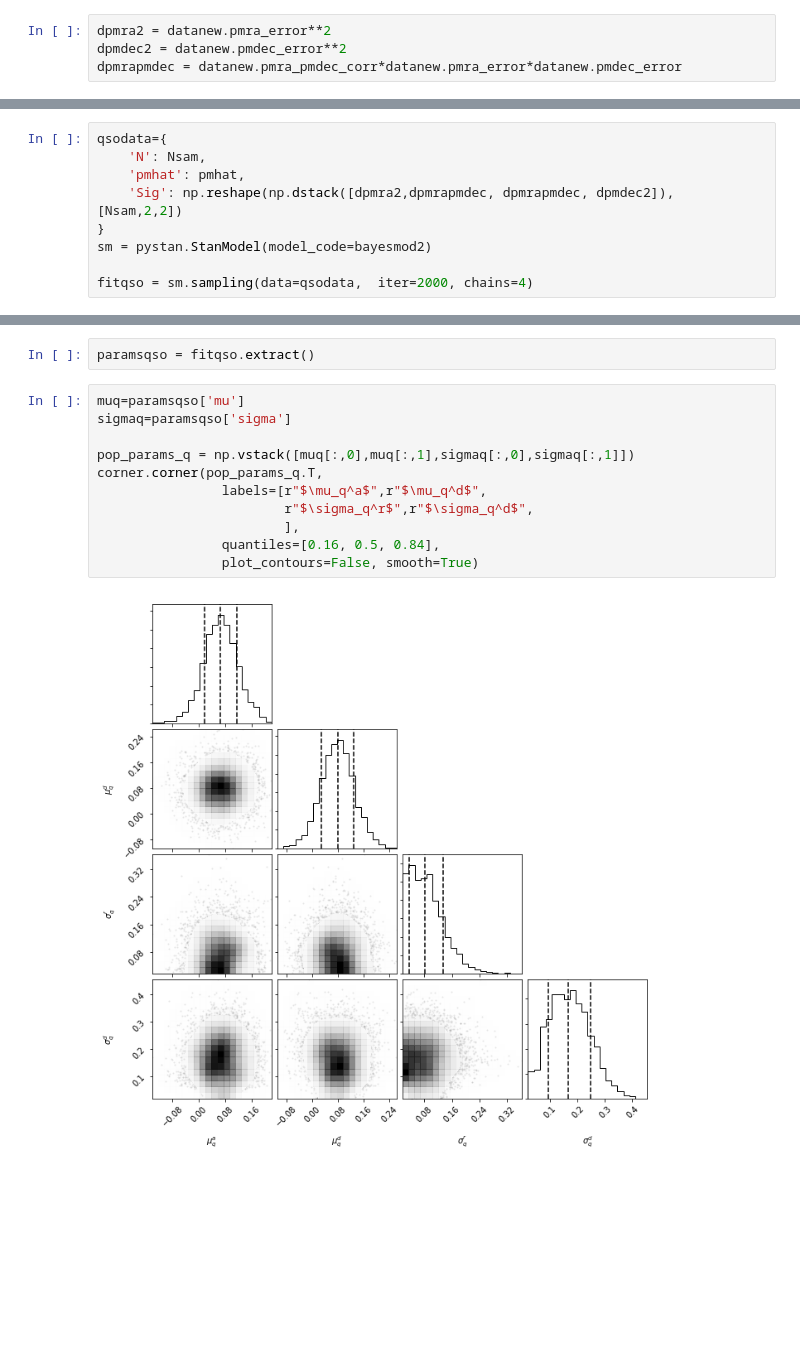
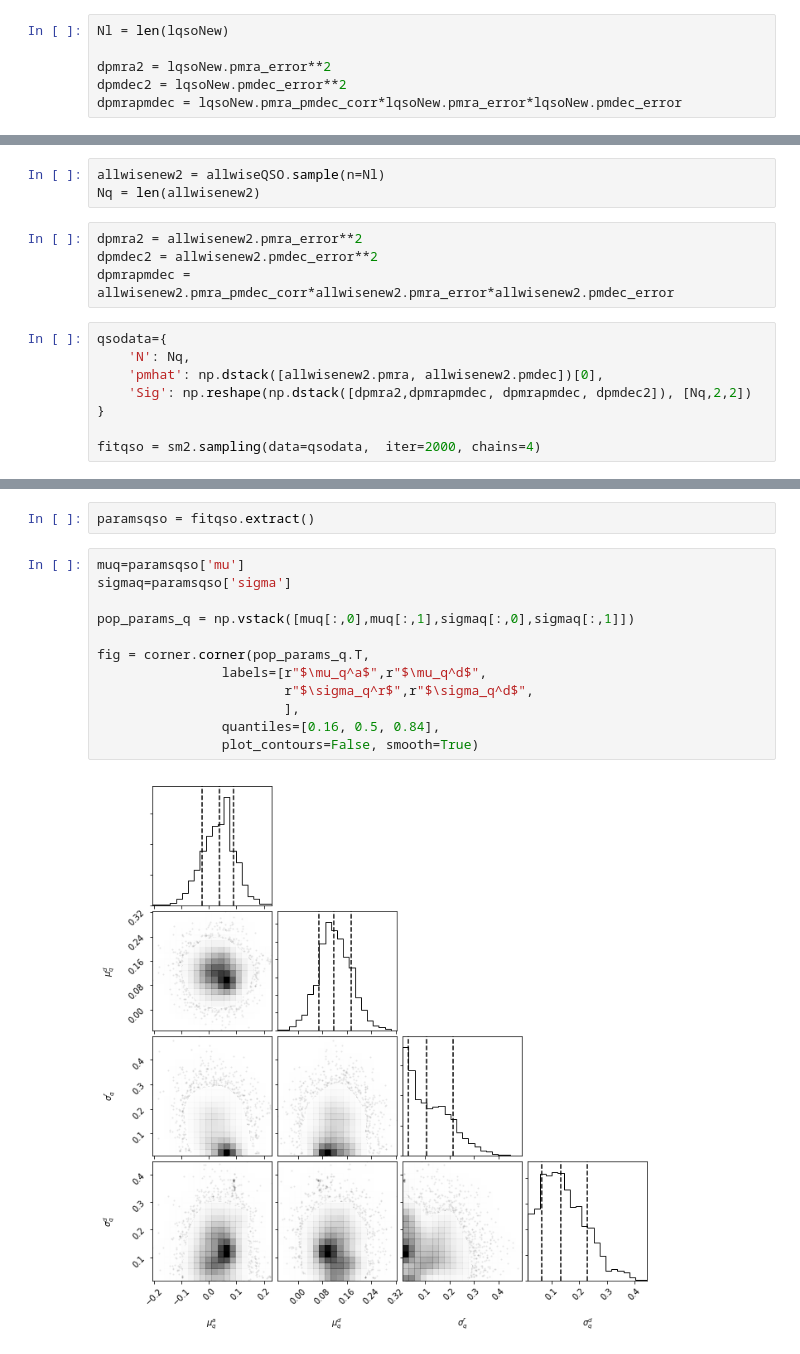
Before and after one commit to bombrun/GaiaLQSO, a Jupyter notebook: notebooks/Compare_distributions.ipynb, the cells around one changed output, grey strips where cells are left out. Saved outputs shown, nothing was run; the diff lists cells and outputs as text; blank space fills up the shorter version.

```diff
--- a/notebooks/Compare_distributions.ipynb
+++ b/notebooks/Compare_distributions.ipynb
@@ -242,7 +276,9 @@ def is_pos_def(x): #check covariance matrices are positive definite
 # %%
-dpmra2 = datanew.pmra_error**2
-dpmdec2 = datanew.pmdec_error**2
-dpmrapmdec = datanew.pmra_pmdec_corr*datanew.pmra_error*datanew.pmdec_error
+Nl = len(lqsoNew)
+
+dpmra2 = lqsoNew.pmra_error**2
+dpmdec2 = lqsoNew.pmdec_error**2
+dpmrapmdec = lqsoNew.pmra_pmdec_corr*lqsoNew.pmra_error*lqsoNew.pmdec_error
 # %%
 lqsodata={
     'N': Nl,
@@ -297,9 +318,15 @@ dpmrapmdec = allwisenew.pmra_pmdec_corr[qsam]*allwisenew.pmra_error[qsam]*allwis
+# %%
+allwisenew2 = allwiseQSO.sample(n=Nl)
+Nq = len(allwisenew2)
+# %%
+dpmra2 = allwisenew2.pmra_error**2
+dpmdec2 = allwisenew2.pmdec_error**2
+dpmrapmdec = allwisenew2.pmra_pmdec_corr*allwisenew2.pmra_error*allwisenew2.pmdec_error
 # %%
 qsodata={
-    'N': Nsam,
-    'pmhat': pmhat,
-    'Sig': np.reshape(np.dstack([dpmra2,dpmrapmdec, dpmrapmdec, dpmdec2]), [Nsam,2,2])
+    'N': Nq,
+    'pmhat': np.dstack([allwisenew2.pmra, allwisenew2.pmdec])[0],
+    'Sig': np.reshape(np.dstack([dpmra2,dpmrapmdec, dpmrapmdec, dpmdec2]), [Nq,2,2])
 }
-sm = pystan.StanModel(model_code=bayesmod2)
 
-fitqso = sm.sampling(data=qsodata,  iter=2000, chains=4)
+fitqso = sm2.sampling(data=qsodata,  iter=2000, chains=4)
@@ -310,13 +335,14 @@ paramsqso = fitqso.extract()
 # %%
 muq=paramsqso['mu']
 sigmaq=paramsqso['sigma']
 
 pop_params_q = np.vstack([muq[:,0],muq[:,1],sigmaq[:,0],sigmaq[:,1]])
-corner.corner(pop_params_q.T,
+
+fig = corner.corner(pop_params_q.T,
                 labels=[r"$\mu_q^a$",r"$\mu_q^d$",
                         r"$\sigma_q^r$",r"$\sigma_q^d$",
                         ],
                 quantiles=[0.16, 0.5, 0.84],
                 plot_contours=False, smooth=True)
 # %% [output]
-[figure, old version]
+[figure, new version]
```
Also changed, not shown: parts of 61 cells of this notebook, 1 other file.
